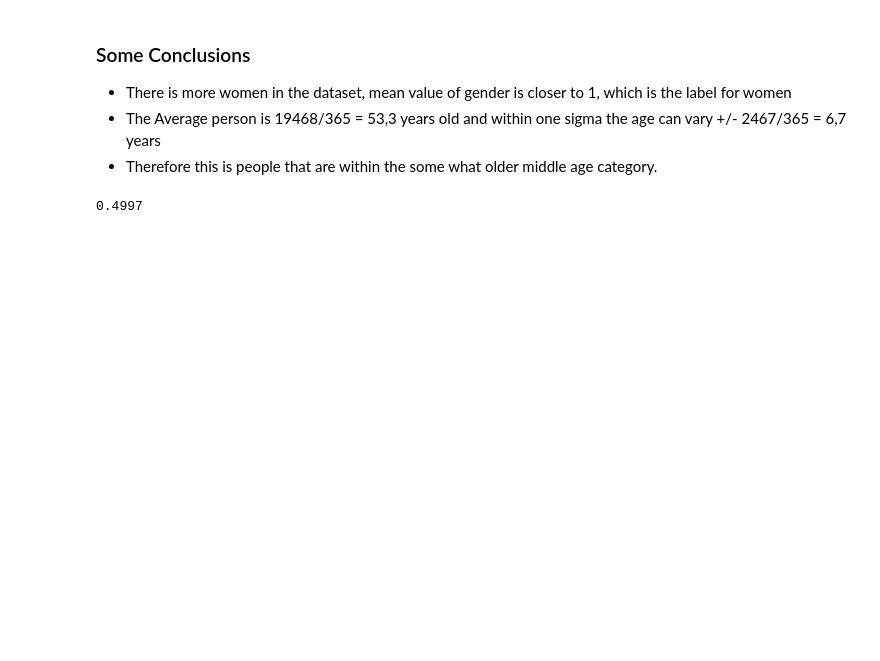
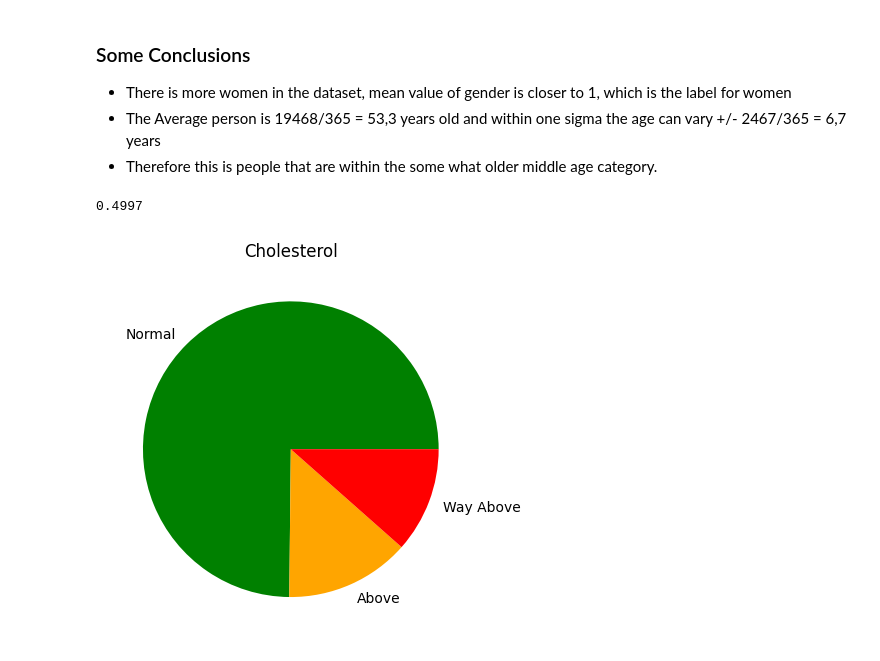
Before and after one commit to zoneme99/Machine-learning-AI24, a Jupyter notebook: Labs/Cardio/EDA.ipynb, the cells around one changed output. Drawn from its saved outputs; the diff is of its cells as text; code cells hidden in the pictures; blank space fills up the shorter version.

Commit message:
included pie chart in EDA

```diff
--- a/Labs/Cardio/EDA.ipynb
+++ b/Labs/Cardio/EDA.ipynb
@@ -59,3 +59,14 @@ None
 len(df[df['cardio'] == 1]) / len(df)
 # %% [output]
 0.4997
+# %%
+import matplotlib.pyplot as plt
+chol = df['cholesterol']
+normal = chol[chol == 1]
+above = chol[chol == 2]
+well_above = chol[chol == 3]
+plt.pie([len(normal),len(above), len(well_above)], labels=['Normal', 'Above', 'Way Above'], colors=['green', 'orange', 'red'])
+plt.title('Cholesterol')
+plt.show()
+# %% [output]
+[figure, added]
```
